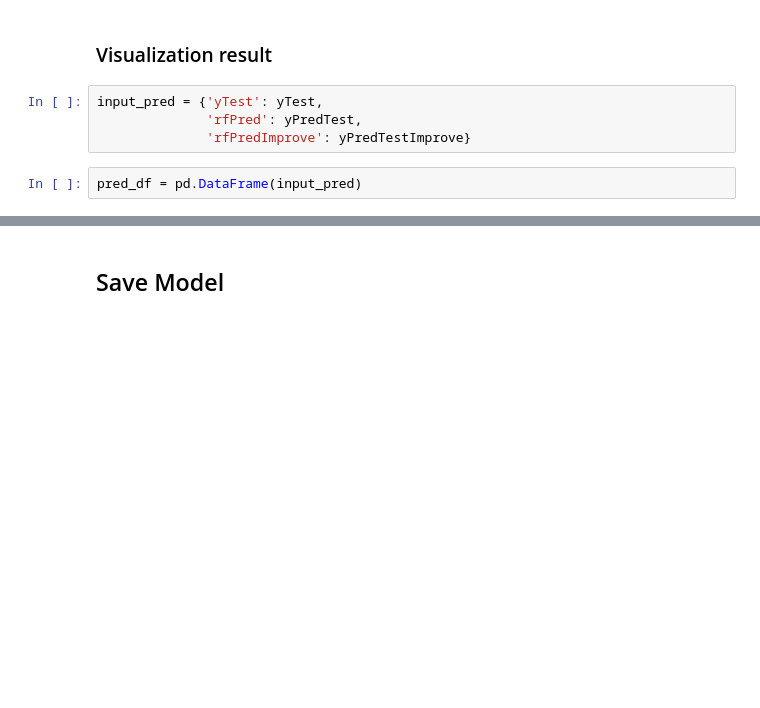
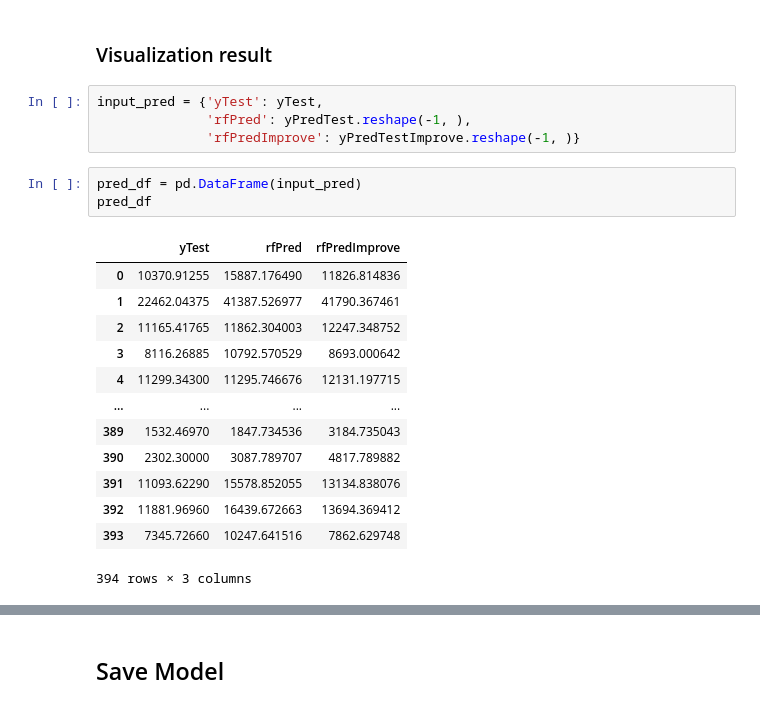
Before and after one commit to rewji43/medicalcost_regression, a Jupyter notebook: insuranceRegression.ipynb, the cells around one changed output, grey strips where cells are left out. Drawn from its saved outputs; the diff is of its cells as text; blank space fills up the shorter version.

```diff
--- a/insuranceRegression.ipynb
+++ b/insuranceRegression.ipynb
@@ -396,10 +424,25 @@ RMSE on test set RF Model: 4354.6116
 ### Visualization result
 # %%
 input_pred = {'yTest': yTest,
-              'rfPred': yPredTest,
-              'rfPredImprove': yPredTestImprove}
+              'rfPred': yPredTest.reshape(-1, ),
+              'rfPredImprove': yPredTestImprove.reshape(-1, )}
 # %%
 pred_df = pd.DataFrame(input_pred)
+pred_df
+# %% [output]
+|  | yTest | rfPred | rfPredImprove |
+| 0 | 10370.91255 | 15887.176490 | 11826.814836 |
+| 1 | 22462.04375 | 41387.526977 | 41790.367461 |
+| 2 | 11165.41765 | 11862.304003 | 12247.348752 |
+| 3 | 8116.26885 | 10792.570529 | 8693.000642 |
+| 4 | 11299.34300 | 11295.746676 | 12131.197715 |
+| ... | ... | ... | ... |
+| 389 | 1532.46970 | 1847.734536 | 3184.735043 |
+| 390 | 2302.30000 | 3087.789707 | 4817.789882 |
+| 391 | 11093.62290 | 15578.852055 | 13134.838076 |
+| 392 | 11881.96960 | 16439.672663 | 13694.369412 |
+| 393 | 7345.72660 | 10247.641516 | 7862.629748 |
+394 rows × 3 columns
 # %%
 # Plot actual vs predict
 fig3, ax3 = plt.subplots(1, 2, figsize=(15, 6))
```
Also changed, not shown: parts of 25 cells of this notebook, 2 other files.
